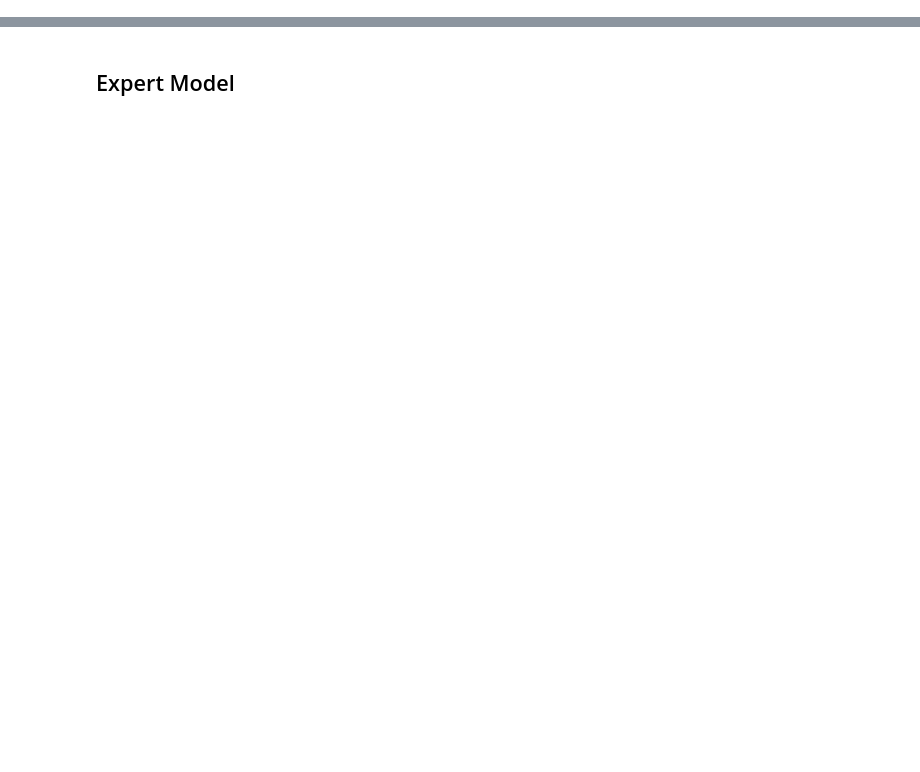
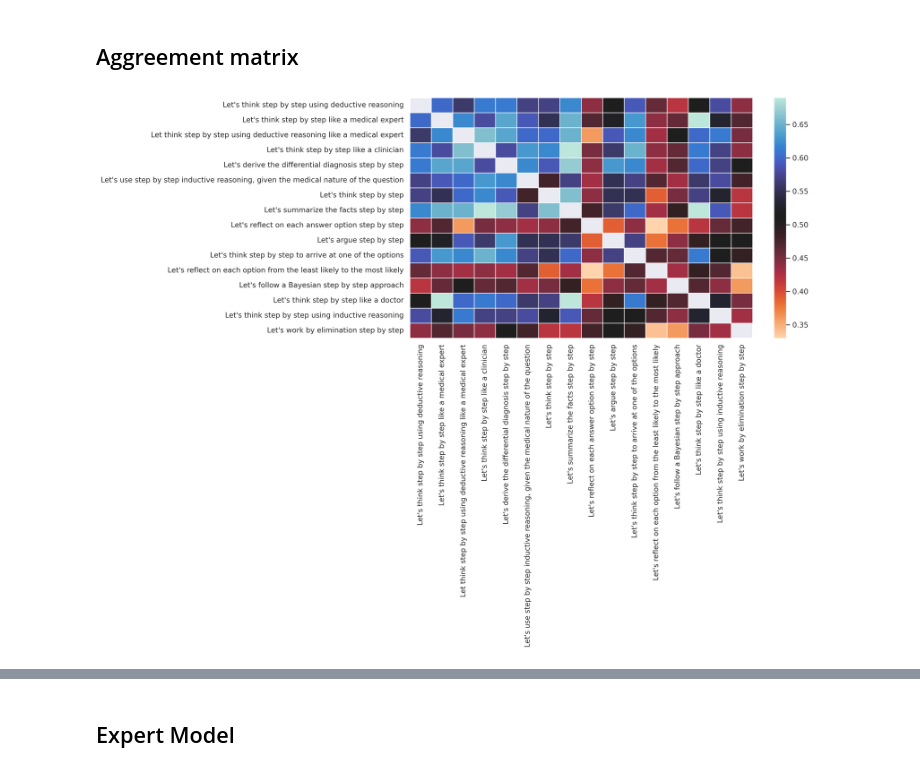
Before and after one commit to vlievin/medical-reasoning, a Jupyter notebook: notebooks/strategies.ipynb, the cells around one changed output, grey strips where cells are left out. Drawn from its saved outputs; the diff is of its cells as text; code cells hidden in the pictures; blank space fills up the shorter version.

```diff
--- a/notebooks/strategies.ipynb
+++ b/notebooks/strategies.ipynb
@@ -2,17 +2,25 @@
 from pathlib import Path
 import json
 import rich
+import yaml
 import pandas as pd
 import numpy as np
 from sklearn.metrics import precision_score, accuracy_score, f1_score
 import matplotlib.pyplot as plt
 import seaborn as sns
+import transformers
+from tqdm import tqdm
+import itertools
 sns.set_theme()
 
+tokenizer = transformers.GPT2TokenizerFast.from_pretrained('gpt2')
+
 formatters = {
-    'accuracy': '{:,.2%}'.format,
-    'F1': '{:,.2%}'.format,
-    'precision': '{:,.2%}'.format,
+    'accuracy': '{:,.1%}'.format,
+    'f1': '{:,.1%}'.format,
+    'precision': '{:,.1%}'.format,
+    'n_tokens': '{:,.0f}'.format,
 }
 
-multirun_path = Path("/home/valv/remote_data/17-31-14")
+# multirun_path = Path("/home/valv/remote_data/14-16-28")
+multirun_path = Path("/home/valv/remote_data/11-28-48")
@@ -55,3 +108,5 @@ with pd.option_context("max_colwidth", 1000):
+# %% [markdown]
+## Aggreement matrix
 # %%
 N = len(summary)
 X = np.zeros((N, N))
@@ -59,7 +114,7 @@ X = np.zeros((N, N))
 for i in range(N):
     row = summary.iloc[i]
     acc = accuracy_score(row['labels'], row['predictions'])
-    X[i, i] = acc
+    X[i, i] = np.nan
 
 # top-diagonal: % of aggreement on correct answers
 for i in range(N):
@@ -72,43 +127,45 @@ for i in range(N):
             y_i = row_i['predictions']
             y_j = row_j['predictions']
             # filter the correct results
-            y_i = [t for t,l in zip(y_i, labels) if t ==l]
-            y_j = [t for t,l in zip(y_j, labels) if t ==l]
+            # y_i = [t for t,l in zip(y_i, labels) if t ==l]
+            # y_j = [t for t,l in zip(y_j, labels) if t ==l]
             agg = sum(1 for t_i, t_j in zip(y_i, y_j) if t_i == t_j) / len(y_i)
             # register
             X[i, j] = agg
 # bottom-diagonal: % of aggreement on wrong answers
 for i in range(N):
     for j in range(N):
         if j < i:
             row_i = summary.iloc[i]
             row_j = summary.iloc[j]
             assert row_i['labels'] == row_j['labels']
             labels = row_i['labels']
             y_i = row_i['predictions']
             y_j = row_j['predictions']
             # filter the correct results
-            y_i = [t for t,l in zip(y_i, labels) if t != l]
-            y_j = [t for t,l in zip(y_j, labels) if t != l]
+            # y_i = [t for t,l in zip(y_i, labels) if t != l]
+            # y_j = [t for t,l in zip(y_j, labels) if t != l]
             agg = sum(1 for t_i, t_j in zip(y_i, y_j) if t_i == t_j) / len(y_i)
             # register
             X[i, j] = agg
 
 
 fig, ax= plt.subplots(figsize=((16, 12)), dpi=300)
 sns.heatmap(X,
             annot=False,
             fmt='g',
             ax=ax,
             xticklabels=summary['strategy'],
             yticklabels=summary['strategy'],
             linewidths=.5,
-            center=0.25,
-            cmap='icefire',
+            # center=0.25,
+            cmap=sns.cm.icefire_r,
            )
 plt.tight_layout()
-plt.savefig(multirun_path / 'confusion.png')
+plt.savefig(multirun_path / 'expert-agreement.png', dpi=300)
 plt.show()
+# %% [output]
+[figure, added]
 # %%
 from sklearn.metrics.pairwise import pairwise_distances
 df = series
```
Also changed, not shown: parts of 11 cells of this notebook, 3 other files.
